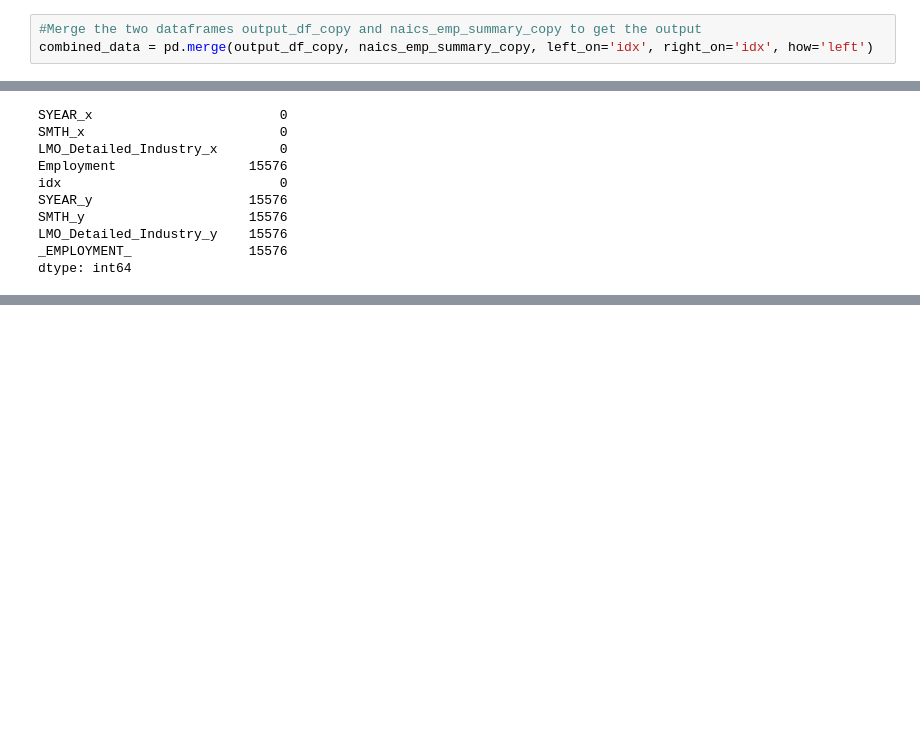
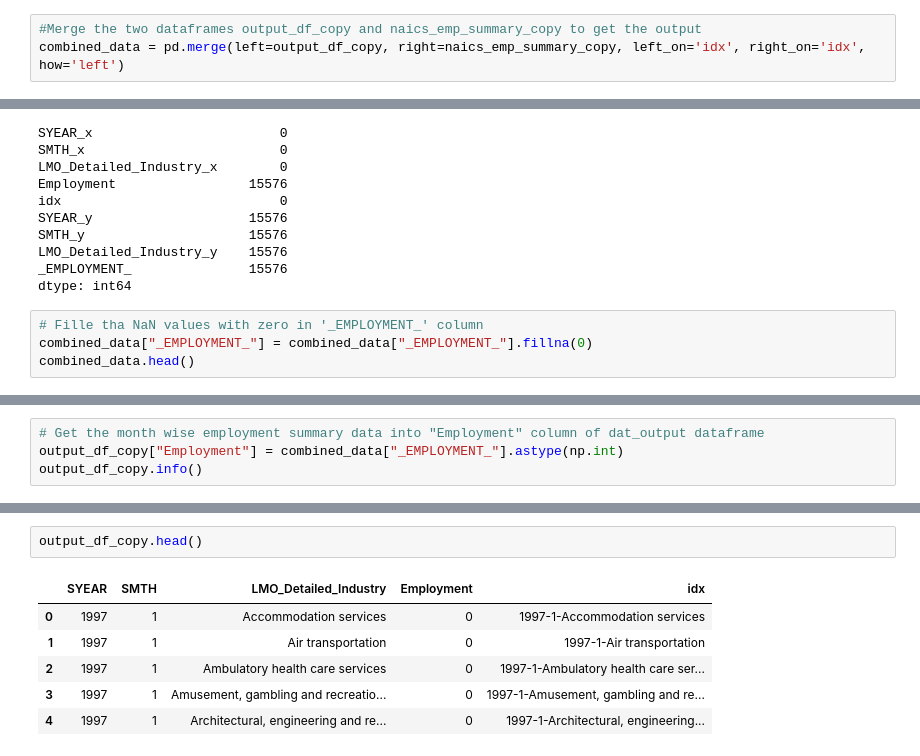
Before and after one commit to geehaad/Time-Series-Analysis-of-NAICS, a Jupyter notebook: Time Series Analysis of NAICS.ipynb, the cells around one changed output, grey strips where cells are left out. Saved outputs shown, nothing was run; the diff lists cells and outputs as text; blank space fills up the shorter version.

```diff
--- a/Time Series Analysis of NAICS.ipynb
+++ b/Time Series Analysis of NAICS.ipynb
@@ -431,6 +436,6 @@ output_df_copy.head()
 # %%
 #Merge the two dataframes output_df_copy and naics_emp_summary_copy to get the output
-combined_data = pd.merge(output_df_copy, naics_emp_summary_copy, left_on='idx', right_on='idx', how='left')
+combined_data = pd.merge(left=output_df_copy, right=naics_emp_summary_copy, left_on='idx', right_on='idx', how='left')
 # %%
 combined_data.shape
 # %% [output]
@@ -457,3 +462,7 @@ SMTH_y                     15576
 LMO_Detailed_Industry_y    15576
 _EMPLOYMENT_               15576
 dtype: int64
+# %%
+# Fille tha NaN values with zero in '_EMPLOYMENT_' column
+combined_data["_EMPLOYMENT_"] = combined_data["_EMPLOYMENT_"].fillna(0)
+combined_data.head()
@@ -459,0 +476,4 @@ dtype: int64
+# %%
+# Get the month wise employment summary data into "Employment" column of dat_output dataframe
+output_df_copy["Employment"] = combined_data["_EMPLOYMENT_"].astype(np.int)
+output_df_copy.info()
@@ -459,0 +493,9 @@ dtype: int64
+# %%
+output_df_copy.head()
+# %% [output]
+|  | SYEAR | SMTH | LMO_Detailed_Industry | Employment | idx |
+| 0 | 1997 | 1 | Accommodation services | 0 | 1997-1-Accommodation services |
+| 1 | 1997 | 1 | Air transportation | 0 | 1997-1-Air transportation |
+| 2 | 1997 | 1 | Ambulatory health care services | 0 | 1997-1-Ambulatory health care ser... |
+| 3 | 1997 | 1 | Amusement, gambling and recreatio... | 0 | 1997-1-Amusement, gambling and re... |
+| 4 | 1997 | 1 | Architectural, engineering and re... | 0 | 1997-1-Architectural, engineering... |
```
Also changed, not shown: parts of 3 cells of this notebook.
